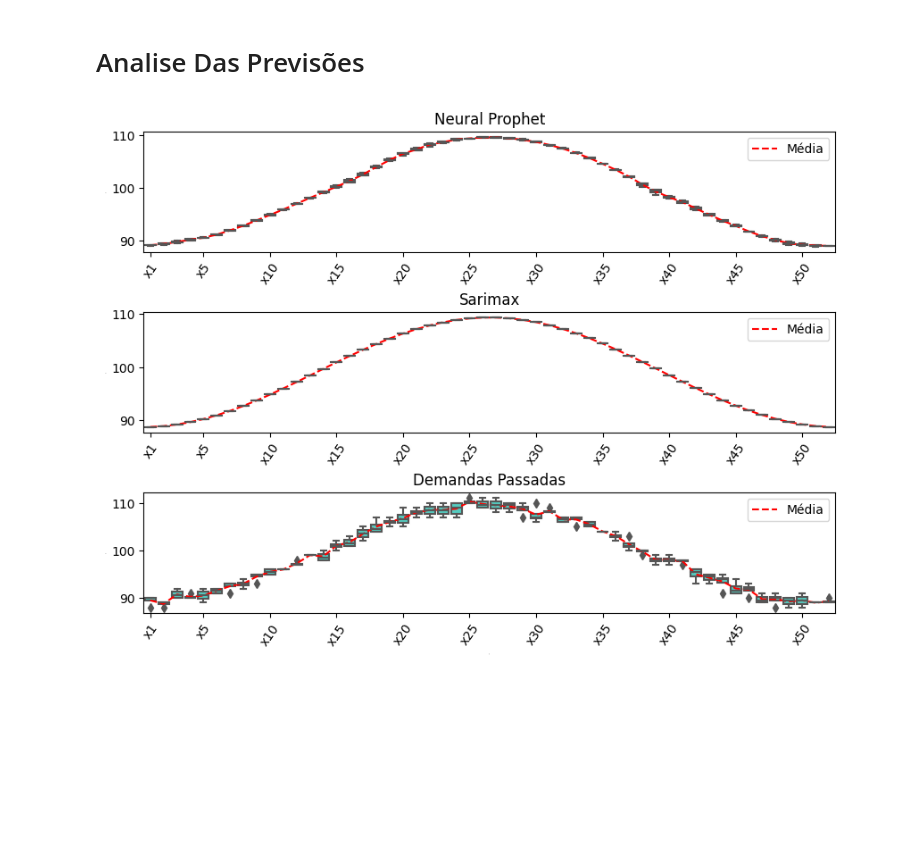
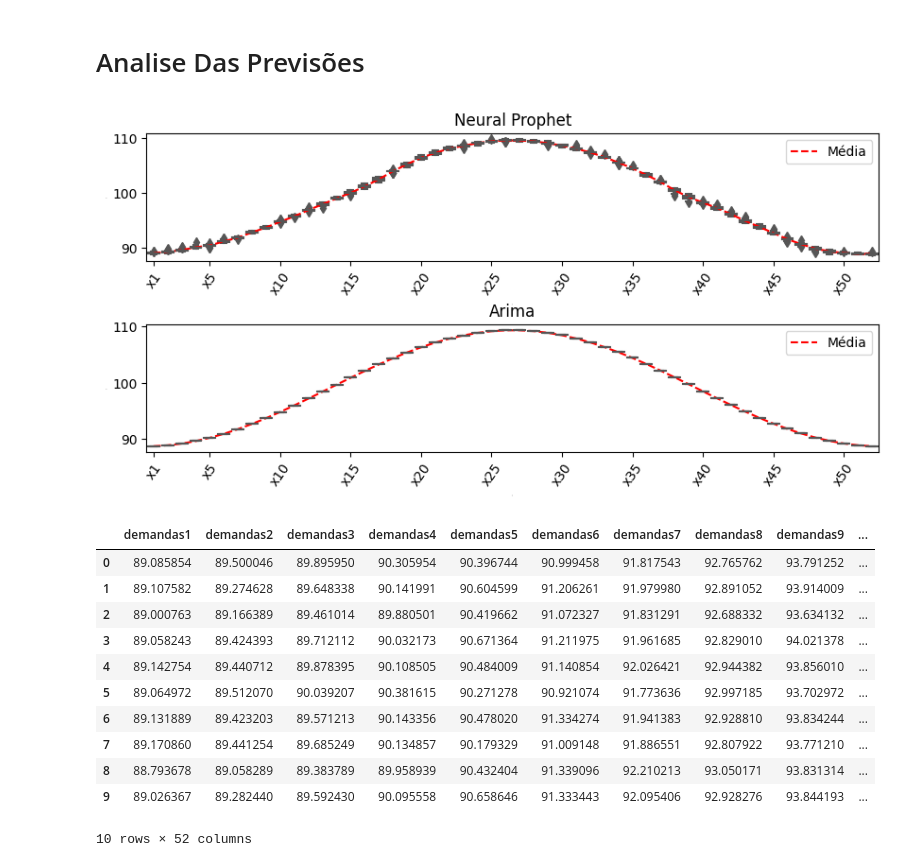
Before and after one commit to MarcioB1999/Prev_For_ULS, a Jupyter notebook: Modelos_previsao/previsoes_analise.ipynb, the cells around one changed output. Saved outputs shown, nothing was run; the diff lists cells and outputs as text; code cells hidden in the pictures; blank space fills up the shorter version.

```diff
--- a/Modelos_previsao/previsoes_analise.ipynb
+++ b/Modelos_previsao/previsoes_analise.ipynb
@@ -39,7 +39,7 @@ past = 'C:/Users/marcio/Documents/Prev_For_ULS/Resultados/tabelas/Previsoes/'
 # %%
 previsoes_np = {}
 previsoes = []
-for index in range(3):
+for index in range(60):
     with open(past+f'Prev_pro/Previsao_pro{index}.txt', "r") as arquivo:
 	    previsoes.append([float(demanda) for demanda in arquivo.read().split(',')])
 
@@ -54,7 +56,7 @@ previsoes_np.head()
 # %%
 previsoes_ar = {}
 previsoes = []
-for index in range(3):
+for index in range(60):
     with open(past+f'Prev_ari/Previsao_ari{index}.txt', "r") as arquivo:
 	    previsoes.append([float(demanda) for demanda in arquivo.read().split(',')])
 
@@ -128,33 +130,49 @@ plt.xlabel([], fontsize=0)
 plt.ylabel([], fontsize=0)
 for tick in ax.get_xticklabels():
     tick.set_rotation(55)
 plt.xticks([0]+[i*5-1 for i in range(1,int(len(previsao_demanda_np.columns)/5)+1)])
 plt.legend()
 
 
 ax=fig.add_subplot(3,1,2)
-ax.set_title('Sarimax')
+ax.set_title('Arima')
 sns.boxplot(data=boxPlot_previsao_ar,x='x',y='demandas',color='turquoise')
 plt.plot(previsao_demanda_np.columns,previsao_demanda_ar.describe().iloc[1,:],color='red',linestyle='--',label='Média')
 plt.xlabel([], fontsize=0)
 plt.ylabel([], fontsize=0)
 for tick in ax.get_xticklabels():
     tick.set_rotation(55)
 plt.xticks([0]+[i*5-1 for i in range(1,int(len(previsao_demanda_ar.columns)/5)+1)])
 plt.legend()
 
-
+'''
 ax=fig.add_subplot(3,1,3)
 ax.set_title('Demandas Passadas')
 sns.boxplot(data=boxPlot_demandas,x='x',y='demandas',color='turquoise')
 plt.plot(demandas_d.columns,demandas_d.describe().iloc[1,:],color='red',linestyle='--',label='Média')
 plt.xlabel([], fontsize=0)
 plt.ylabel([], fontsize=0)
 for tick in ax.get_xticklabels():
     tick.set_rotation(55)
 plt.xticks([0]+[i*5-1 for i in range(1,int(len(demandas_d.columns)/5)+1)])
 plt.legend()
+'''
 
 plt.savefig('C:/Users/marcio/Documents/Prev_For_ULS/Resultados/img/Previsoes.png', format='png', bbox_inches='tight',pad_inches = 0.1)
 # %% [output]
-[figure, old version]
+[figure, new version]
+# %%
+previsao_demanda_np.head(10)
+# %% [output]
+|  | demandas1 | demandas2 | demandas3 | demandas4 | demandas5 | demandas6 | demandas7 | demandas8 | demandas9 | ... |
+| 0 | 89.085854 | 89.500046 | 89.895950 | 90.305954 | 90.396744 | 90.999458 | 91.817543 | 92.765762 | 93.791252 | ... |
+| 1 | 89.107582 | 89.274628 | 89.648338 | 90.141991 | 90.604599 | 91.206261 | 91.979980 | 92.891052 | 93.914009 | ... |
+| 2 | 89.000763 | 89.166389 | 89.461014 | 89.880501 | 90.419662 | 91.072327 | 91.831291 | 92.688332 | 93.634132 | ... |
+| 3 | 89.058243 | 89.424393 | 89.712112 | 90.032173 | 90.671364 | 91.211975 | 91.961685 | 92.829010 | 94.021378 | ... |
+| 4 | 89.142754 | 89.440712 | 89.878395 | 90.108505 | 90.484009 | 91.140854 | 92.026421 | 92.944382 | 93.856010 | ... |
+| 5 | 89.064972 | 89.512070 | 90.039207 | 90.381615 | 90.271278 | 90.921074 | 91.773636 | 92.997185 | 93.702972 | ... |
+| 6 | 89.131889 | 89.423203 | 89.571213 | 90.143356 | 90.478020 | 91.334274 | 91.941383 | 92.928810 | 93.834244 | ... |
+| 7 | 89.170860 | 89.441254 | 89.685249 | 90.134857 | 90.179329 | 91.009148 | 91.886551 | 92.807922 | 93.771210 | ... |
+| 8 | 88.793678 | 89.058289 | 89.383789 | 89.958939 | 90.432404 | 91.339096 | 92.210213 | 93.050171 | 93.831314 | ... |
+| 9 | 89.026367 | 89.282440 | 89.592430 | 90.095558 | 90.658646 | 91.333443 | 92.095406 | 92.928276 | 93.844193 | ... |
+10 rows × 52 columns
```
Also changed, not shown: parts of 2 cells of this notebook, 10 other files.
